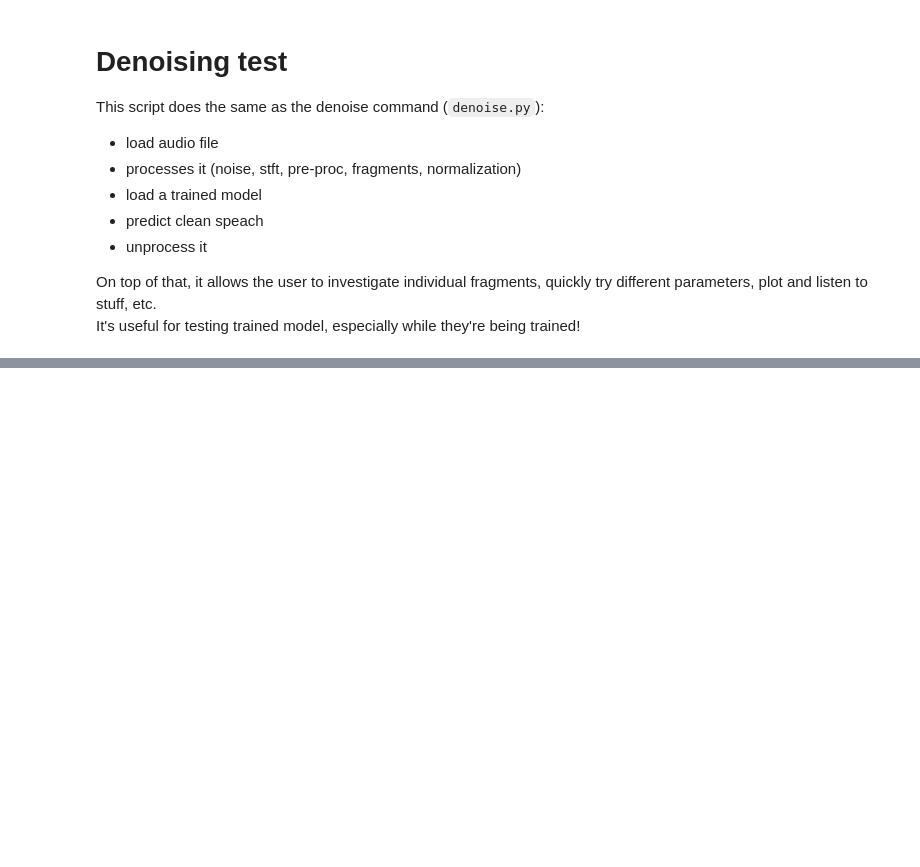
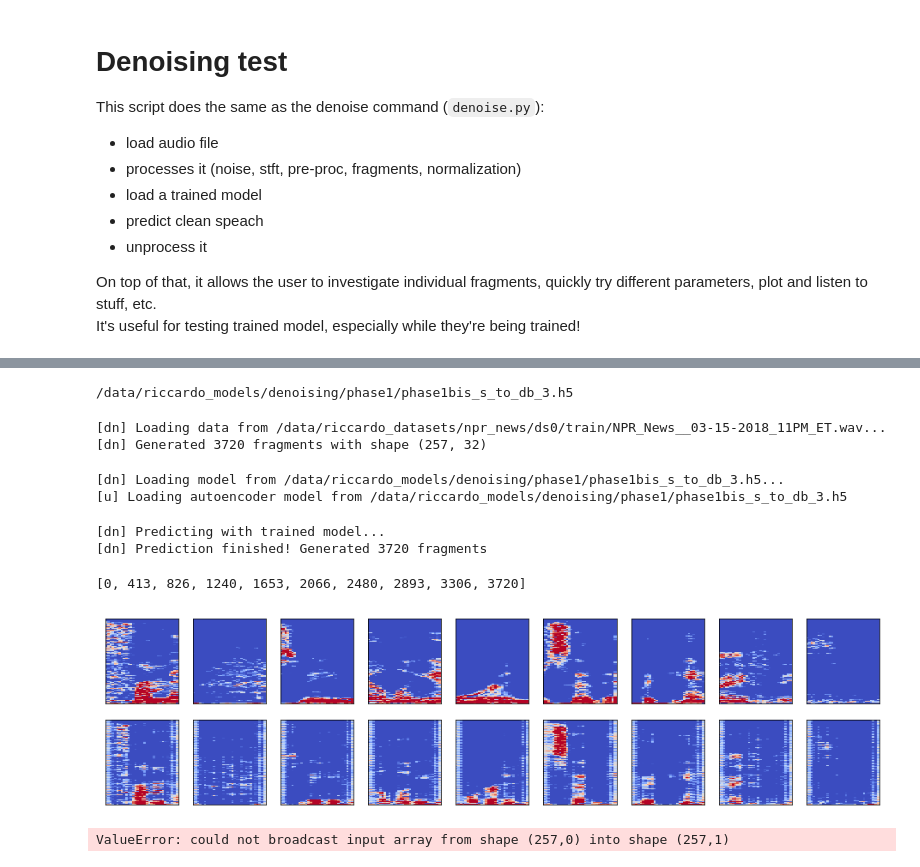
Before and after one commit to Christie22/SingleChannelDenoising, a Jupyter notebook: notebooks/test_denoising.ipynb, the cells around one changed output, grey strips where cells are left out. Saved outputs shown, nothing was run; the diff lists cells and outputs as text; code cells hidden in the pictures; blank space fills up the shorter version.

```diff
--- a/notebooks/test_denoising.ipynb
+++ b/notebooks/test_denoising.ipynb
@@ -51,9 +53,9 @@ type_noise = 'pink'
 snr = 15
 time_slices = {0:1 ,1:3, 2:16, 3:32}
 
-reim_or_exp = 'reim' # 'reim', 'exp'
-expo = 1.0
-time_slice_ind = 3
+reim_or_exp = 'db' # 'reim', 'exp', 'db'
+expo = 2.0/3
+time_slice_ind = 1
 
 if reim_or_exp =='reim':
     proc_func_name, unproc_func_name = s_to_reim, reim_to_s
@@ -61,15 +63,24 @@ if reim_or_exp =='reim':
     model_path = '/data/riccardo_models/denoising/phase1/phase1bis_{}_{}.h5'.\
     format(str(proc_func_name).strip('>').split(' ')[1], time_slices[time_slice_ind])
 
-else:
+elif reim_or_exp =='exp':
     proc_func_name, unproc_func_name = s_to_exp, exp_to_s
     proc_func, unproc_func =  proc_func_name(expo), unproc_func_name(expo)
 
     model_path = '/data/riccardo_models/denoising/phase1/phase1bis_{}({:.3f})_{}.h5'.\
     format(str(proc_func_name).strip('>').split('.')[-1][:-1], expo, time_slices[time_slice_ind])
 
+elif reim_or_exp == 'db':
+    proc_func_name, unproc_func_name = s_to_db, db_to_s
+    proc_func, unproc_func = proc_func_name, unproc_func_name
+
+    model_path = '/data/riccardo_models/denoising/phase1/phase1bis_{}_{}.h5'.\
+    format(str(proc_func_name).strip('>').split(' ')[1], time_slices[time_slice_ind])
+
 
 print(model_path)
+# %% [output]
+/data/riccardo_models/denoising/phase1/phase1bis_s_to_db_3.h5
 # %%
 ### CONFIGURATION ###
 
@@ -93,7 +104,7 @@ time_slice_args = [slice(np.int(frag_win_length//2-p/2*frag_win_length),\
                          np.int(frag_win_length//2+p/2*frag_win_length)) if p!=0 \
                    else slice(np.int(frag_win_length//2), np.int(frag_win_length//2)+1) \
                    for p in p_time_slice_args ]
-frag_hop_length = time_slices[time_slice_ind]
+frag_hop_length = 1#time_slices[time_slice_ind]
 #np.int(frag_win_length * p_time_slice_args[time_slice_ind]) if p_time_slice_args[time_slice_ind]!=0 else 1
 
 batch_size = 128
@@ -141,6 +152,9 @@ for i in range(len(y_frags_noisy)):
     frag_normalized, frag_norm_factors = normalize_spectrum(y_frags_noisy[i])
     y_frags_noisy_n[i] = frag_normalized if normalize else y_frags_noisy[i]
 nf_frags_noisy[i] = frag_norm_factors
+# %% [output]
+[dn] Loading data from /data/riccardo_datasets/npr_news/ds0/train/NPR_News__03-15-2018_11PM_ET.wav...
+[dn] Generated 3720 fragments with shape (257, 32)
 # %%
 #### LOAD TRAINED MODEL ###
 os.environ["CUDA_VISIBLE_DEVICES"] = '0'
@@ -155,33 +169,52 @@ print('[dn] Loading model from {}...'.format(model_path))
 model, lossfunc = load_autoencoder_model(model_path, time_slice = time_slice)
 # print model summary
 # model.summary()
+# %% [output]
+[dn] Loading model from /data/riccardo_models/denoising/phase1/phase1bis_s_to_db_3.h5...
+[u] Loading autoencoder model from /data/riccardo_models/denoising/phase1/phase1bis_s_to_db_3.h5
 # %%
 ### PREDICT DATA ###
 
 print('[dn] Predicting with trained model...')
 y_frags_pred = model.predict(y_frags_noisy)
 print('[dn] Prediction finished! Generated {} fragments'.format(len(y_frags_pred)))
+# %% [output]
+[dn] Predicting with trained model...
+[dn] Prediction finished! Generated 3720 fragments
 # %%
 ### PLOT A FEW PREDICTED FRAGMENTS ###
 specrange = np.linspace(0, len(y_frags_pred), 10, dtype=int)
 print(list(specrange))
 
 plt.figure(figsize=(18, 4))
 rangespan = len(specrange)
 j = 1
 y_frags_pred_dn = np.empty((y_frags_pred.shape))
 for i in range(len(y_frags_pred)):
     # un-normalize (individually)
     y_frags_pred_dn[i] = unnormalize_spectrum(y_frags_pred[i], nf_frags_noisy[i]) if normalize else y_frags_pred[i]
     if i in specrange:
-        plt.subplot(2,rangespan,j)
-        lrd.specshow(lr.amplitude_to_db(y_frags_noisy_n[i,...,0]), vmin=-10, vmax=5, cmap='coolwarm')
+        if reim_or_exp != 'db':
+            plt.subplot(2,rangespan,j)
+            lrd.specshow(lr.amplitude_to_db(y_frags_noisy_n[i,...,0]), vmin=-10, vmax=5, cmap='coolwarm')
 
-        plt.subplot(2,rangespan,rangespan+j)
-        lrd.specshow(lr.amplitude_to_db(y_frags_pred[i,...,0]), vmin=-10, vmax=5, cmap='coolwarm')
+            plt.subplot(2,rangespan,rangespan+j)
+            lrd.specshow(lr.amplitude_to_db(y_frags_pred[i,...,0]), vmin=-10, vmax=5, cmap='coolwarm')
 
-        j += 1
-        lrd.specshow(lr.power_to_db(np.abs(y_frags_pred[i,...,0])), cmap='coolwarm')
+            j += 1
+            lrd.specshow(lr.power_to_db(np.abs(y_frags_pred[i,...,0])), cmap='coolwarm')
+        else:
+            plt.subplot(2,rangespan,j)
+            lrd.specshow(y_frags_noisy_n[i,...,0], vmin=-10, vmax=5, cmap='coolwarm')
+
+            plt.subplot(2,rangespan,rangespan+j)
+            lrd.specshow(y_frags_pred[i,...,0], vmin=-10, vmax=5, cmap='coolwarm')
+
+            j += 1
+#             lrd.specshow(np.abs(y_frags_pred[i,...,0]), cmap='coolwarm')
+# %% [output]
+[0, 413, 826, 1240, 1653, 2066, 2480, 2893, 3306, 3720]
+[figure, added]
 # %%
 ### UNPROCESS PREDICTED DATA ###
 
@@ -189,7 +222,7 @@ for i in range(len(y_frags_pred)):
 #y_frags_pred_dn[y_frags_pred_dn<0]=0
 
 # invert data repr : #with or without phase: with or without ", s_frags_noisy"
-if reim_or_exp == 'exp':
+if reim_or_exp == 'exp' or reim_or_exp =='db':
     s_pred = unproc_func(y_frags_pred_dn, s_frags_noisy)
 else:
     s_pred = unproc_func(y_frags_pred_dn)
@@ -201,6 +234,8 @@ s_pred = unmake_fragments_slice(s_pred, frag_hop_len=frag_hop_length, frag_win_l
 
 # get waveform
 x_pred = lr.istft(s_pred, hop_length=hop_length, win_length=win_length)
+# %% [output]
+ValueError: could not broadcast input array from shape (257,0) into shape (257,1)
 # %%
 ### PLOT RESULT AND LISTEN ###
 l = lr.time_to_frames(5, sr=sr, n_fft=n_fft, hop_length=hop_length)
```
Also changed, not shown: parts of 2 cells of this notebook, 2 other files.
